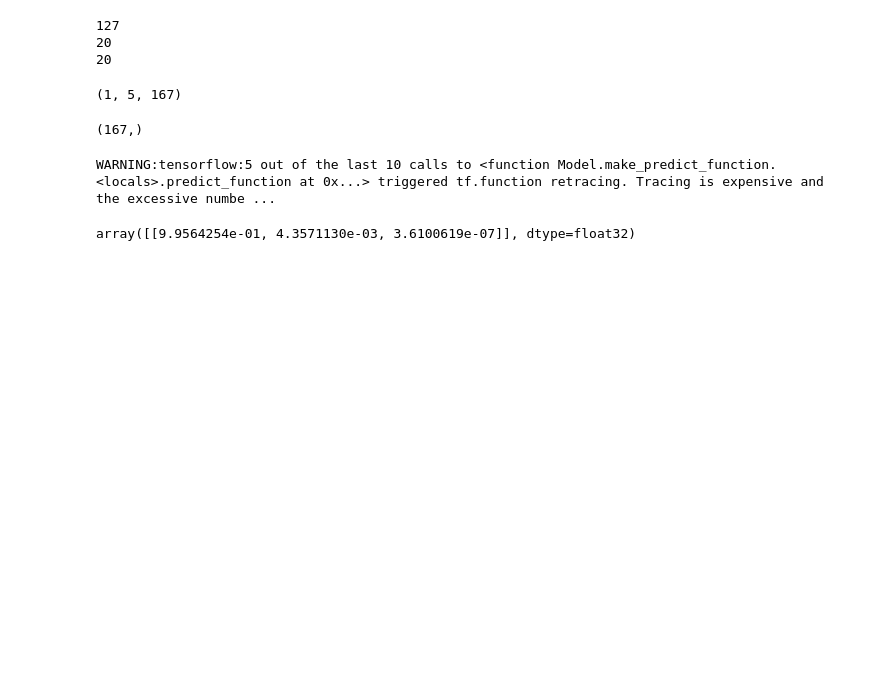
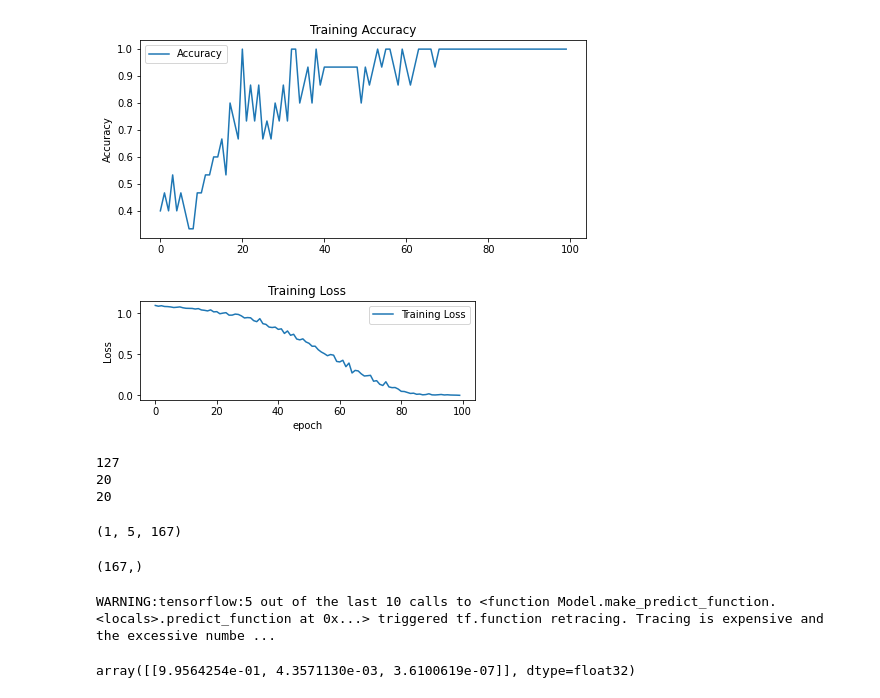
Before and after one commit to joon0725/RnE, a Jupyter notebook: src/예제/TFRNN.ipynb, the cells around one changed output. Saved outputs shown, nothing was run; the diff lists cells and outputs as text; code cells hidden in the pictures; blank space fills up the shorter version.

```diff
--- a/src/예제/TFRNN.ipynb
+++ b/src/예제/TFRNN.ipynb
@@ -51,11 +74,12 @@ li.shape
 # %%
-model = keras.Sequential()
-model.add(layers.GRU(256, return_sequences=True))
-model.add(layers.SimpleRNN(128))
-model.add(layers.Dense(64, activation='relu'))
-model.add(layers.Dropout(0.1))
-model.add(layers.Dense(3, activation='softmax'))
-model.compile(loss='sparse_categorical_crossentropy', optimizer='adam', metrics=['acc'])
-model.fit(li, label, epochs=100)
-model.save("SecondGru.h5")
+import tensorflow as tf
+
+with tf.device("/CPU:0"):
+    model = keras.Sequential()
+    model.add(layers.GRU(32, input_shape=(15, 167)))
+    model.add(layers.Dense(64, activation='relu'))
+    model.add(layers.Dropout(0.3))
+    model.add(layers.Dense(3, activation='softmax'))
+    model.compile(optimizer='adam', loss='categorical_crossentropy', metrics=['acc'])
+    model.summary()
 # %% [output]
@@ -78,0 +103,3 @@ Epoch 100/100
+# %%
+history = model.fit(li, label, epochs=100)
+model.save("TestGru.h5")
@@ -79,3 +124,28 @@ Epoch 100/100
+# %%
+import matplotlib.pyplot as plt
+
+acc = history.history['acc']
+loss = history.history['loss']
+
+plt.figure(figsize=(8, 8))
+plt.subplot(2, 1, 1)
+plt.plot(acc, label='Accuracy')
+plt.legend()
+plt.ylabel('Accuracy')
+plt.title('Training Accuracy')
+plt.show()
+
+plt.subplot(2, 1, 2)
+plt.plot(loss, label='Training Loss')
+plt.legend()
+plt.ylabel('Loss')
+plt.title('Training Loss')
+plt.xlabel('epoch')
+
+plt.show()
+# %% [output]
+[figure, added]
+[figure, added]
 # %%
 a, b, c = map(np.array, Keypoints.getkey_from_cam())
 data = np.concatenate([a, b, c], axis=1)
```
Also changed, not shown: parts of 6 cells of this notebook, 3 other files.
